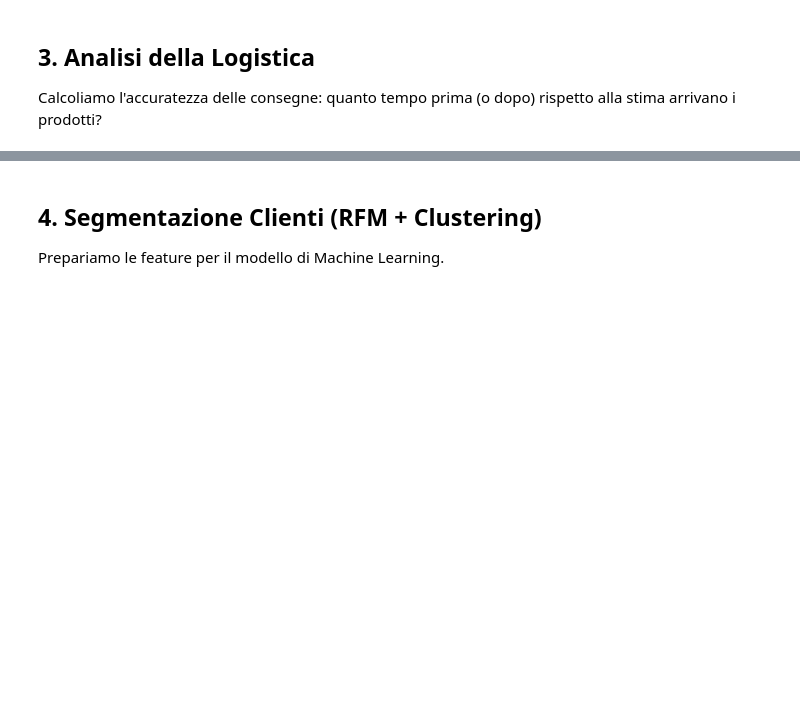
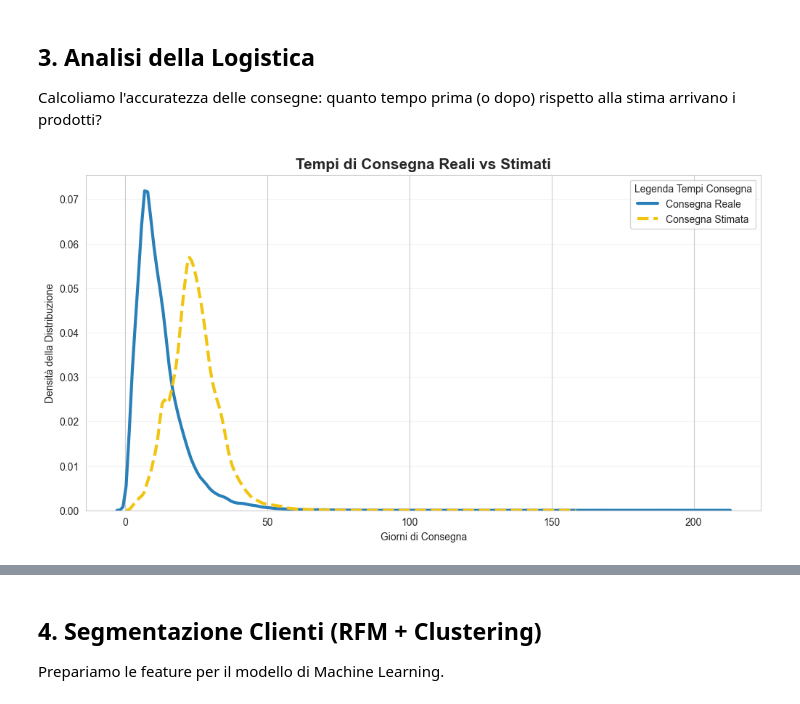
Before and after one commit to EricaZampella/portfolio_ecommerce, a Jupyter notebook: Portfolio_Olist_Analysis.ipynb, the cells around one changed output, grey strips where cells are left out. Cells and saved outputs as stored; diff of their text form; code cells hidden in the pictures; blank space fills up the shorter version.

```diff
--- a/Portfolio_Olist_Analysis.ipynb
+++ b/Portfolio_Olist_Analysis.ipynb
@@ -79,20 +91,22 @@ Calcoliamo l'accuratezza delle consegne: quanto tempo prima (o dopo) rispetto al
 # %%
 query_delivery = """
 SELECT
-    DATEDIFF(order_delivered_customer_date, order_estimated_delivery_date) AS delivery_delta
+    DATEDIFF(order_delivered_customer_date, order_purchase_timestamp) AS days_actual,
+    DATEDIFF(order_estimated_delivery_date, order_purchase_timestamp) AS days_estimated
 FROM orders
 WHERE order_status = 'delivered'
-    AND order_delivered_customer_date IS NOT NULL;
+  AND order_delivered_customer_date IS NOT NULL;
 """
-
 df_delivery = pd.read_sql(query_delivery, engine)
 
-plt.figure(figsize=(10, 5))
-sns.histplot(df_delivery['delivery_delta'], bins=50, kde=True, color='#3498db')
-plt.axvline(0, color='red', linestyle='--')
-plt.title('Delta Consegna Reale vs Stimata (Giorni)')
-plt.xlabel('Giorni (Negativo = In Anticipo)')
-plt.xlim(-30, 10)
+plt.figure(figsize=(12, 6))
+sns.kdeplot(df_delivery['days_actual'], label='Consegna Reale', color='#2980b9', linewidth=3)
+sns.kdeplot(df_delivery['days_estimated'], label='Consegna Stimata', color='#f1c40f', linewidth=3, linestyle='--')
+plt.title('Tempi di Consegna Reali vs Stimati', fontsize=15, fontweight='bold')
+plt.xlabel('Giorni di Consegna')
+plt.ylabel('Densità della Distribuzione')
+plt.legend(title='Legenda Tempi Consegna', loc='upper right')
+plt.grid(axis='y', alpha=0.2)
 plt.show()
-
-print(f"Percentuale ordini in anticipo o puntuali: {(df_delivery['delivery_delta'] <= 0).mean():.2%}")
+# %% [output]
+[figure, added]
```
Also changed, not shown: parts of 20 cells of this notebook.
